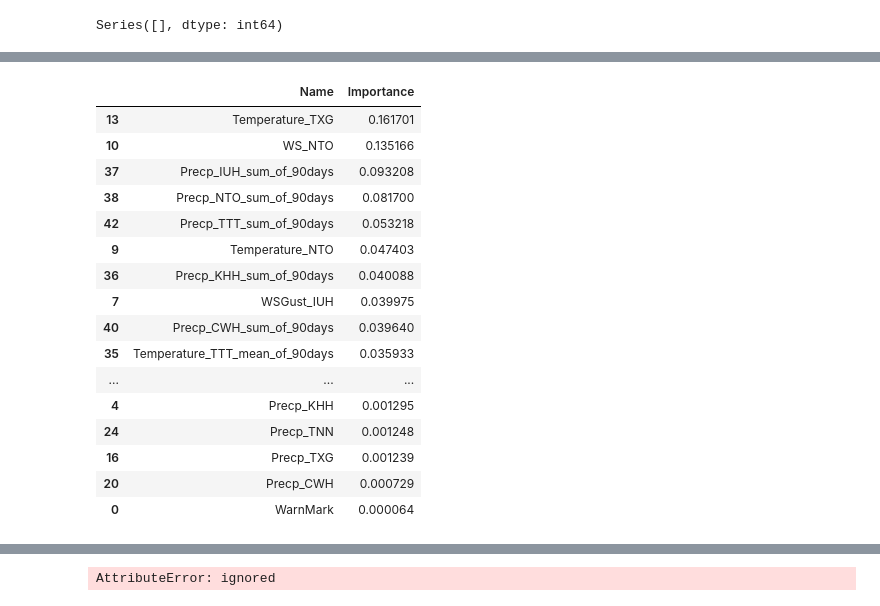
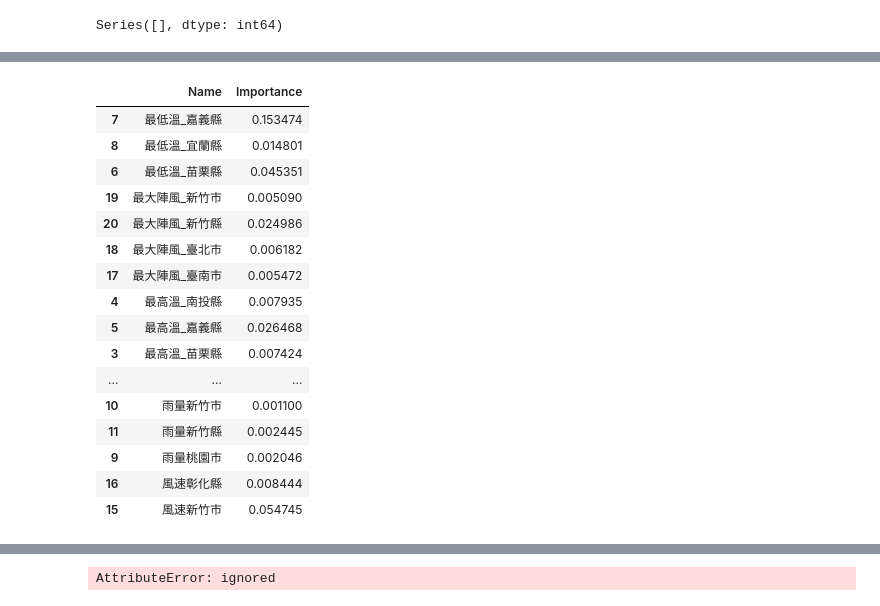
Before and after one commit to emmayeh-0211/-, a Jupyter notebook: 專題_香蕉RandomForest(特徵工程_天氣.ipynb, the cells around one changed output, grey strips where cells are left out. Cells and saved outputs as stored; diff of their text form; code cells hidden in the pictures.

```diff
--- a/專題_香蕉RandomForest(特徵工程_天氣.ipynb
+++ b/專題_香蕉RandomForest(特徵工程_天氣.ipynb
@@ -228,7 +561,7 @@ display(weather_df.tail())
 # %%
 # 合併 天氣因素表格&批發市場價格表格
 # how的部分改為inner，因為價格部分不是每天都有，變成以兩個表格都有的資料再做合併
-new_df = pd.merge(weather_df, newprice_df['ans_price'], how='inner', left_index=True, right_index=True)
+new_df = pd.merge(all_df, newprice_df['ans_price'], how='inner', left_index=True, right_index=True)
 display(new_df.head())
 display(new_df.tail())
 # %% [output]
@@ -254,9 +590,9 @@ dtype: int64
 # %%
 # 另外因為只有針對單一市場跟作物，因此不需要 Market 跟 Product 兩個欄位了，使用drop方式移除，然後也不需要rest day了
 # 另外應該也不能放上中下價，也先移除
-new_df = new_df.drop(columns=['Market', 'Product', 'Rest_day'], axis=1)
-display(new_df.head())
-display(new_df.tail())
+# new_df = new_df.drop(columns=['Market', 'Product', 'Rest_day'], axis=1)
+# display(new_df.head())
+# display(new_df.tail())
 # %%
 # 前後有空值，丟棄空值的資料
 new_df.dropna(axis=0, how='any', inplace=True)
@@ -304,0 +671,13 @@ print(y_test.shape)
+# %%
+from mlxtend.feature_selection import SequentialFeatureSelector
+estimator = RandomForestRegressor(n_estimators=93, max_depth=10)
+#FOR REGRESSION MODEL
+feature_select = SequentialFeatureSelector(estimator,
+                                           k_features=3,
+                                           forward=True,
+                                           floating=False,
+                                           scoring='r2',
+                                           cv=3)
+feature_select.fit(x_train, y_train)
+result = feature_select.k_feature_names_
+result
@@ -428,5 +846,5 @@ display(result_df[:10])
 # %%
-factors = {'Temperature':'溫度', 'T_Max':'最高溫', 'T_Min':'最低溫', 'WS_':'風速', 'WSGust':'最大陣風', 'Precp_':'雨量'}
+factors = {'Temperature':'溫度', 'TMax':'最高溫', 'TMin':'最低溫', 'WS_':'風速', 'WSGust':'最大陣風', 'Precp_':'雨量', 'Tempdff': '溫差'}
 city = {
     '基隆市':'KLU',
     '臺北市':'TPE',
@@ -480,24 +898,25 @@ result_df
 # %%
 pd.set_option('display.max_row', None)
+result_df.sort_values(by=['Name'], inplace=True)
 result_df
 # %% [output]
 |  | Name | Importance |
-| 13 | Temperature_TXG | 0.161701 |
-| 10 | WS_NTO | 0.135166 |
-| 37 | Precp_IUH_sum_of_90days | 0.093208 |
-| 38 | Precp_NTO_sum_of_90days | 0.081700 |
-| 42 | Precp_TTT_sum_of_90days | 0.053218 |
-| 9 | Temperature_NTO | 0.047403 |
-| 36 | Precp_KHH_sum_of_90days | 0.040088 |
-| 7 | WSGust_IUH | 0.039975 |
-| 40 | Precp_CWH_sum_of_90days | 0.039640 |
-| 35 | Temperature_TTT_mean_of_90days | 0.035933 |
+| 7 | 最低溫_嘉義縣 | 0.153474 |
+| 8 | 最低溫_宜蘭縣 | 0.014801 |
+| 6 | 最低溫_苗栗縣 | 0.045351 |
+| 19 | 最大陣風_新竹市 | 0.005090 |
+| 20 | 最大陣風_新竹縣 | 0.024986 |
+| 18 | 最大陣風_臺北市 | 0.006182 |
+| 17 | 最大陣風_臺南市 | 0.005472 |
+| 4 | 最高溫_南投縣 | 0.007935 |
+| 5 | 最高溫_嘉義縣 | 0.026468 |
+| 3 | 最高溫_苗栗縣 | 0.007424 |
 | ... | ... | ... |
-| 4 | Precp_KHH | 0.001295 |
-| 24 | Precp_TNN | 0.001248 |
-| 16 | Precp_TXG | 0.001239 |
-| 20 | Precp_CWH | 0.000729 |
-| 0 | WarnMark | 0.000064 |
+| 10 | 雨量新竹市 | 0.001100 |
+| 11 | 雨量新竹縣 | 0.002445 |
+| 9 | 雨量桃園市 | 0.002046 |
+| 16 | 風速彰化縣 | 0.008444 |
+| 15 | 風速新竹市 | 0.054745 |
 # %%
 # # 儲存上面表格的檔案
 # result_df.to_csv('/content/drive/MyDrive/AI課程檔案/專題相關/重要性(clf0710_ver9).csv')
```
Also changed, not shown: parts of 46 cells of this notebook.
